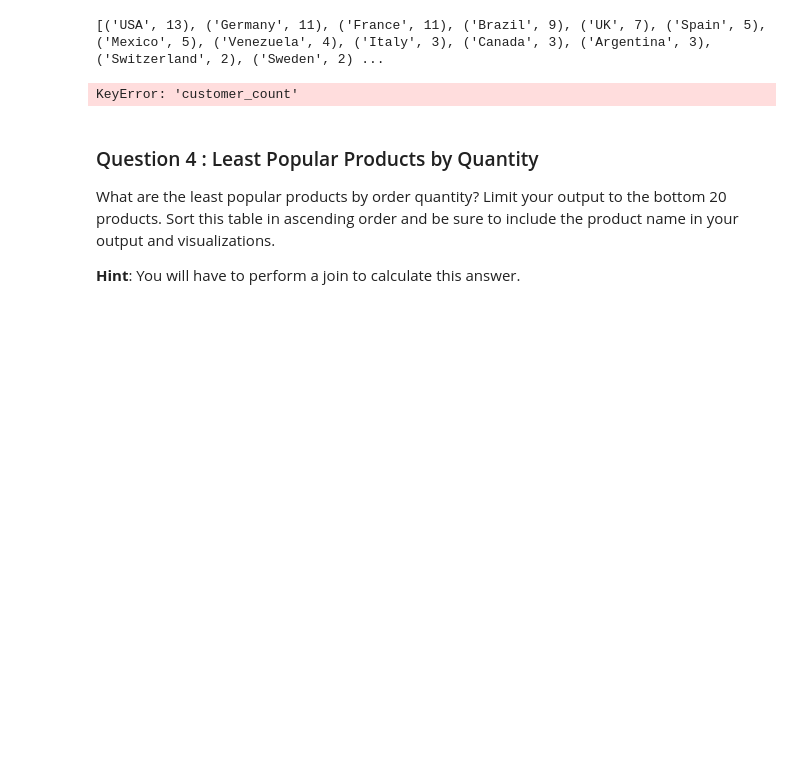
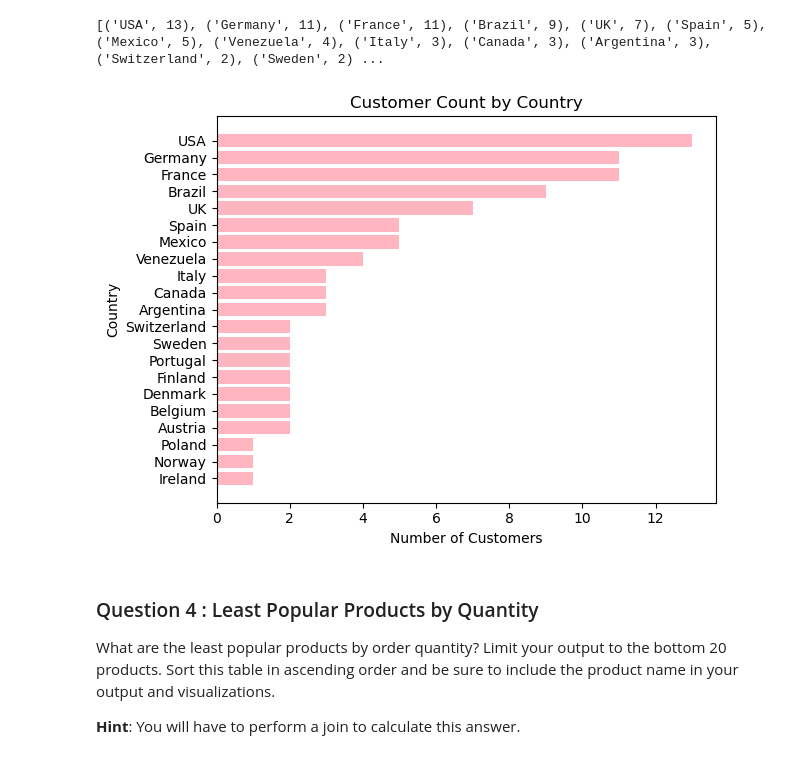
Before and after one commit to Kanitoure5301/tkh_adhoc_report, a Jupyter notebook: adhoc_report.ipynb, the cells around one changed output. Cells and saved outputs as stored; diff of their text form; code cells hidden in the pictures; blank space fills up the shorter version.

Commit message:
final error edit

```diff
--- a/adhoc_report.ipynb
+++ b/adhoc_report.ipynb
@@ -92,18 +92,18 @@ print(cust_rows)
 [('USA', 13), ('Germany', 11), ('France', 11), ('Brazil', 9), ('UK', 7), ('Spain', 5), ('Mexico', 5), ('Venezuela', 4), ('Italy', 3), ('Canada', 3), ('Argentina', 3), ('Switzerland', 2), ('Sweden', 2) ...
 # %%
 # TODO: Convert your list of tuples to a dataframe
-cust_df = pd.DataFrame(rows, columns=['country', 'customer_count'])
+cust_df = pd.DataFrame(cust_rows, columns=['country', 'customer_count'])
 
 # TODO: Generate a visualization on this dataframe
-plt.barh(df['country'], df['customer_count'], color='lightpink')
+plt.barh(cust_df['country'], cust_df['customer_count'], color='lightpink')
 plt.xlabel('Number of Customers')
 plt.ylabel('Country')
 plt.title('Customer Count by Country')
 plt.tight_layout()
 plt.gca().invert_yaxis()
 plt.show()
 # %% [output]
-KeyError: 'customer_count'
+[figure, added]
 # %% [markdown]
 ### Question 4 : Least Popular Products by Quantity
 
```
